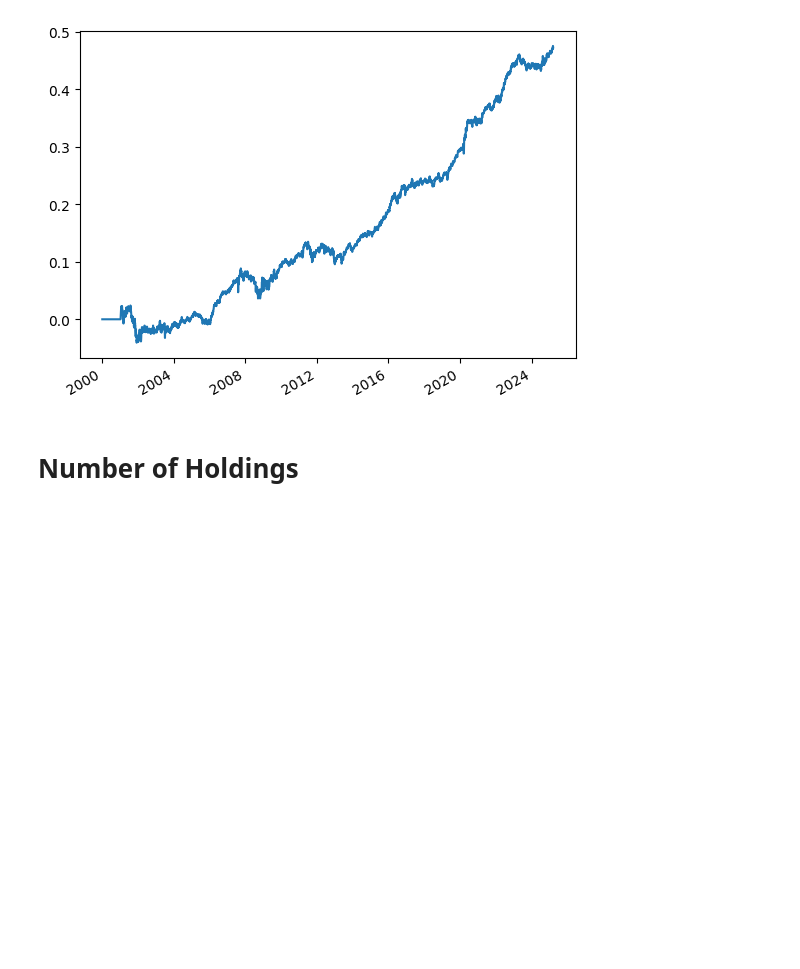
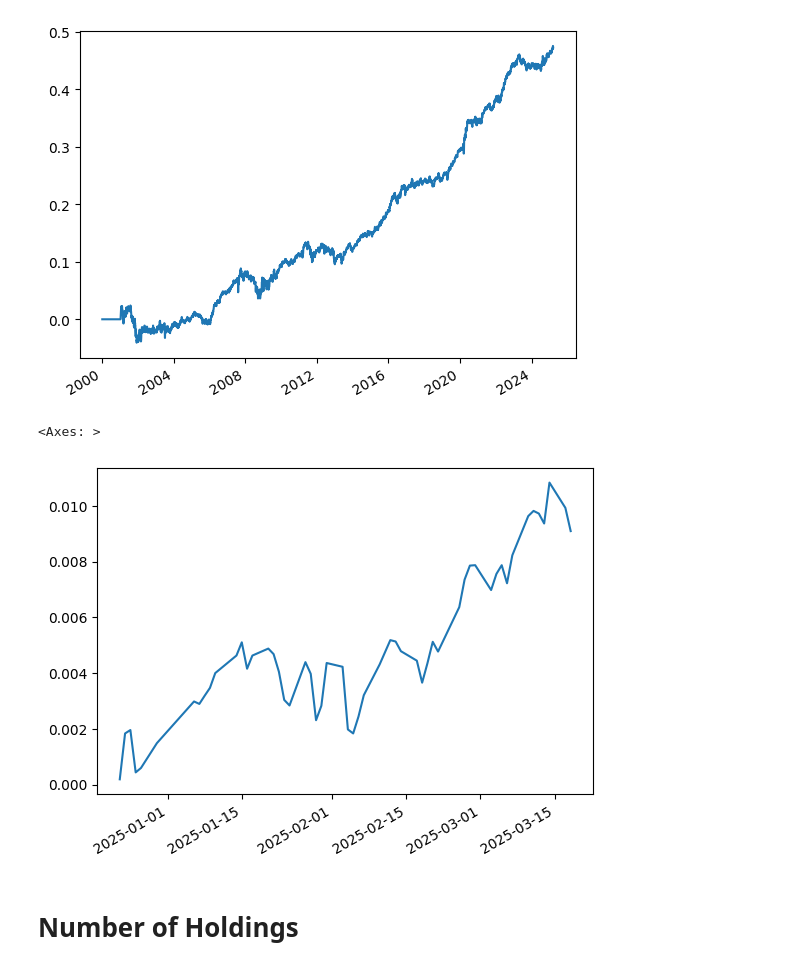
Before and after one commit to ds3236/works, a Jupyter notebook: NIS2_backtest_public.ipynb, the cells around one changed output. Cells and saved outputs as stored; diff of their text form; code cells hidden in the pictures; blank space fills up the shorter version.

```diff
--- a/NIS2_backtest_public.ipynb
+++ b/NIS2_backtest_public.ipynb
@@ -141,6 +141,11 @@ print((df_portfolio_return.loc[datetime.strptime('20150101','%Y%m%d'):]['return'
 1.124873437190813
 1.454959814327694
 [figure]
+# %%
+((df_portfolio_return['return'].tail(55) + 1).cumprod() - 1).plot()
+# %% [output]
+<Axes: >
+[figure, added]
 # %% [markdown]
 # Number of Holdings
 # %%
```
